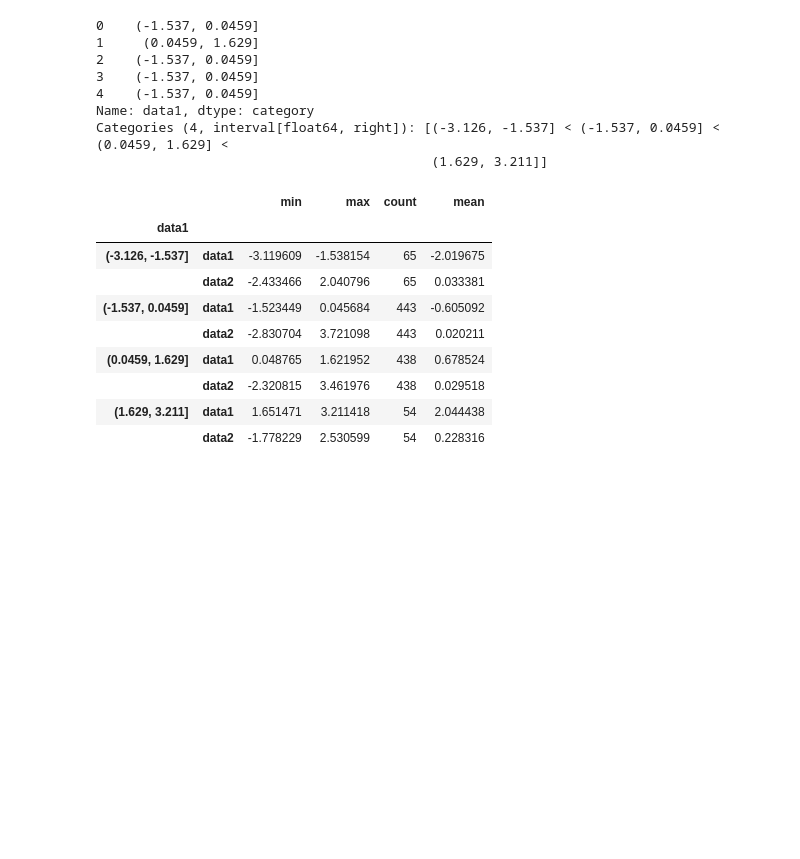
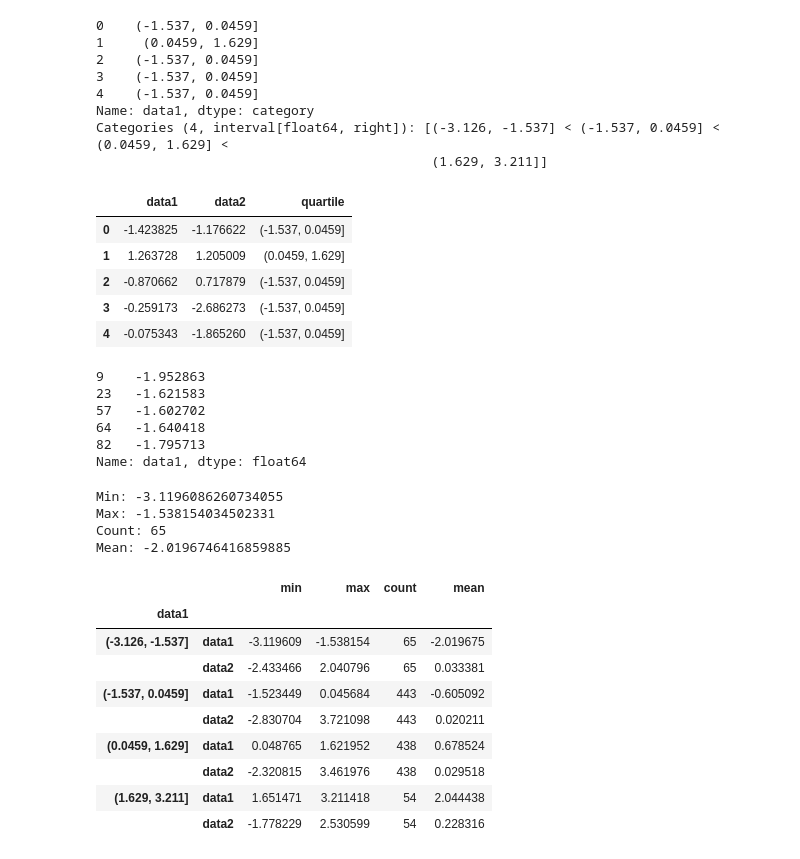
Before and after one commit to hasanahaffendy/STQD6014---Data-Science, a Jupyter notebook: Week12_DataAggregation_20240107_WC.ipynb, the cells around one changed output. Saved outputs shown, nothing was run; the diff lists cells and outputs as text; code cells hidden in the pictures; blank space fills up the shorter version.

```diff
--- a/Week12_DataAggregation_20240107_WC.ipynb
+++ b/Week12_DataAggregation_20240107_WC.ipynb
@@ -748,6 +748,49 @@ quartile.head()
 Name: data1, dtype: category
 Categories (4, interval[float64, right]): [(-3.126, -1.537] < (-1.537, 0.0459] < (0.0459, 1.629] <
                                            (1.629, 3.211]]
+# %%
+# Create a new column in the DataFrame to store quartile information
+frame['quartile'] = quartile
+frame.head()
+# %% [output]
+|  | data1 | data2 | quartile |
+| 0 | -1.423825 | -1.176622 | (-1.537, 0.0459] |
+| 1 | 1.263728 | 1.205009 | (0.0459, 1.629] |
+| 2 | -0.870662 | 0.717879 | (-1.537, 0.0459] |
+| 3 | -0.259173 | -2.686273 | (-1.537, 0.0459] |
+| 4 | -0.075343 | -1.865260 | (-1.537, 0.0459] |
+# %%
+# Group the DataFrame by quartiles  & access 'data1' values in each group
+grouped_data = frame.groupby('quartile')['data1']
+
+# Filter the DataFrame to get 'data1' values for the first quartile
+# explicit index
+first_quartile_data1 = frame.loc[frame['quartile'] == quartile.cat.categories[0], 'data1']
+first_quartile_data1.head()
+# %% [output]
+9    -1.952863
+23   -1.621583
+57   -1.602702
+64   -1.640418
+82   -1.795713
+Name: data1, dtype: float64
+# %%
+# Min for data1 in first quartile bin label
+print('Min: ' + str(first_quartile_data1.min()))
+
+# Max for data1 in first quartile bin label
+print('Max: ' + str(first_quartile_data1.max()))
+
+# Count for data1 in first quartile bin label
+print('Count: ' + str(first_quartile_data1.count()))
+
+# Mean for data1 in first quartile bin label
+print('Mean: ' + str(first_quartile_data1.mean()))
+# %% [output]
+Min: -3.1196086260734055
+Max: -1.538154034502331
+Count: 65
+Mean: -2.0196746416859885
 # %%
 # Define a function -> get_stats
 def get_stats(group):
```
Also changed, not shown: parts of 3 cells of this notebook.
